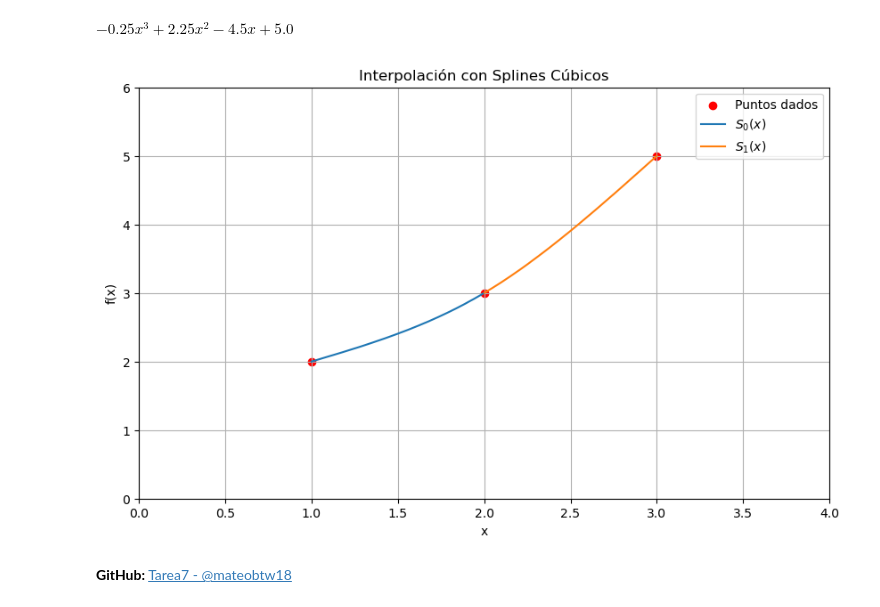
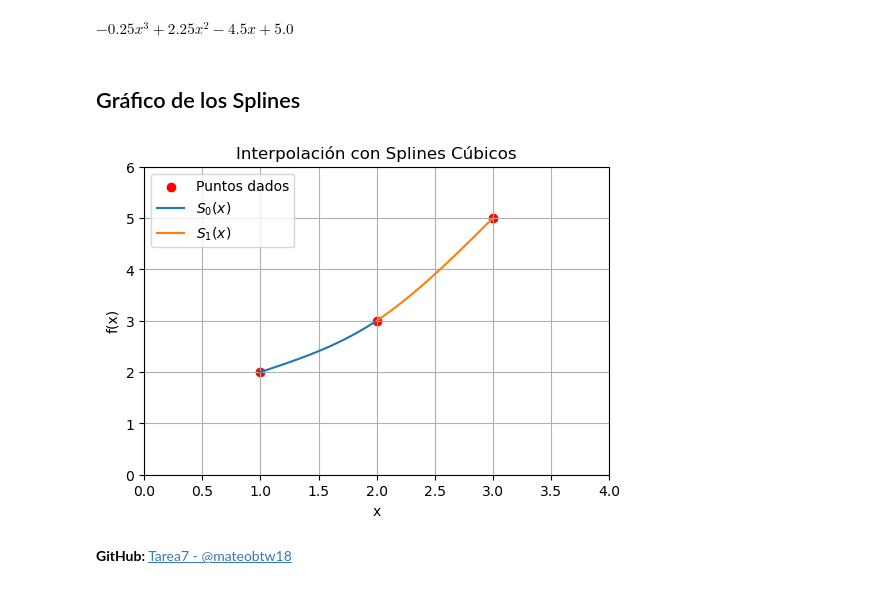
Before and after one commit to mateobtw18/Tarea_7, a Jupyter notebook: MN_Tarea7.ipynb, the cells around one changed output. Saved outputs shown, nothing was run; the diff lists cells and outputs as text; code cells hidden in the pictures.

```diff
--- a/MN_Tarea7.ipynb
+++ b/MN_Tarea7.ipynb
@@ -241,28 +241,31 @@ S0:
 $\displaystyle 0.25 x^{3} - 0.75 x^{2} + 1.5 x + 1.0$
 S1:
 $\displaystyle - 0.25 x^{3} + 2.25 x^{2} - 4.5 x + 5.0$
+# %% [markdown]
+## Gráfico de los Splines
 # %%
 import numpy as np
 import matplotlib.pyplot as plt
 
 x_vals = np.linspace(min(xs), max(xs), 500)
-plt.figure(figsize=(10, 6))
+
+plt.figure(figsize=(6, 4))
 plt.scatter(xs, ys, color="red", label="Puntos dados")
 
 for i, S in enumerate(splines):
     S_func = sym.lambdify(sym.Symbol("x"), S, modules=["numpy"])
     x_spline = x_vals[(x_vals >= xs[i]) & (x_vals <= xs[i + 1])]
     plt.plot(x_spline, S_func(x_spline), label=f"$S_{i}(x)$")
 
 plt.title("Interpolación con Splines Cúbicos")
 plt.xlabel("x")
 plt.ylabel("f(x)")
 plt.xlim(0, 4)
 plt.ylim(0, 6)
 plt.legend()
 plt.grid(True)
 plt.show()
 # %% [output]
-[figure, old version]
+[figure, new version]
 # %% [markdown]
-**GitHub:** [Tarea7 - @mateobtw18](https://github.com/mateobtw18/Tarea_6)
+**GitHub:** [Tarea7 - @mateobtw18](https://github.com/mateobtw18/Tarea_7)
```
Also changed, not shown: 2 other files.
